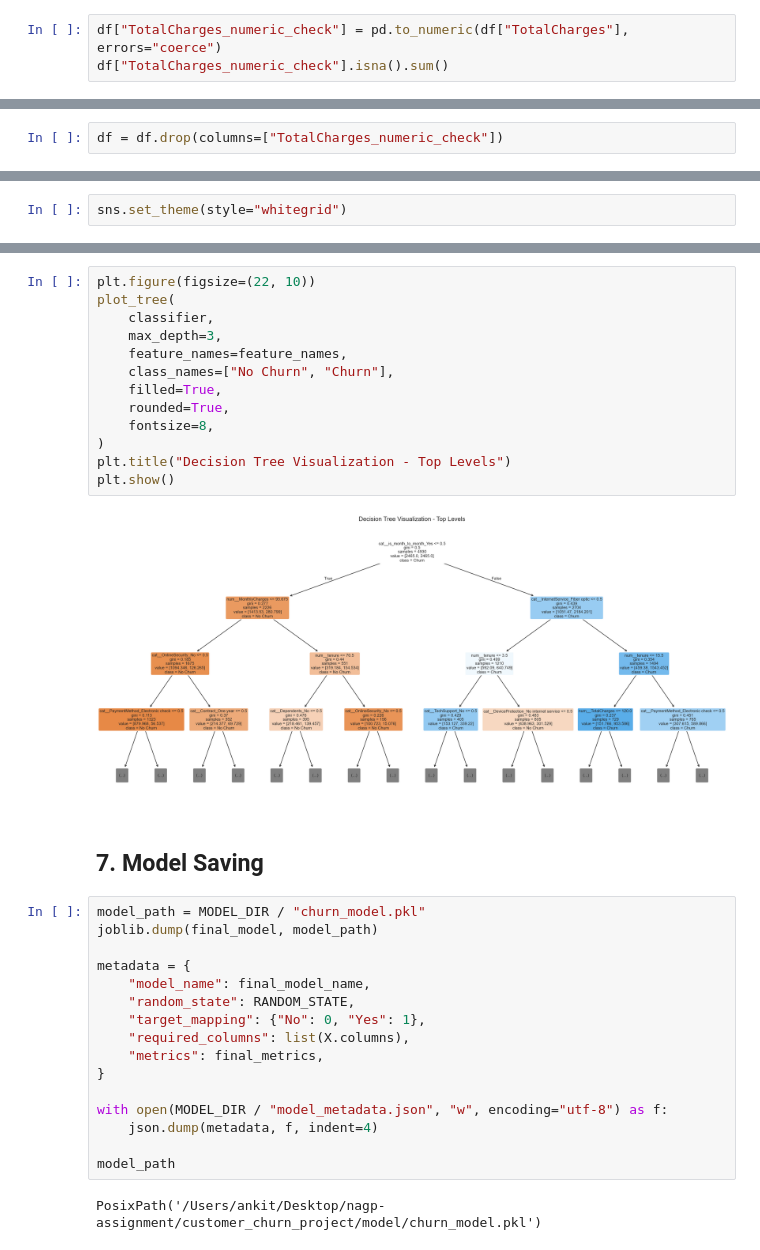
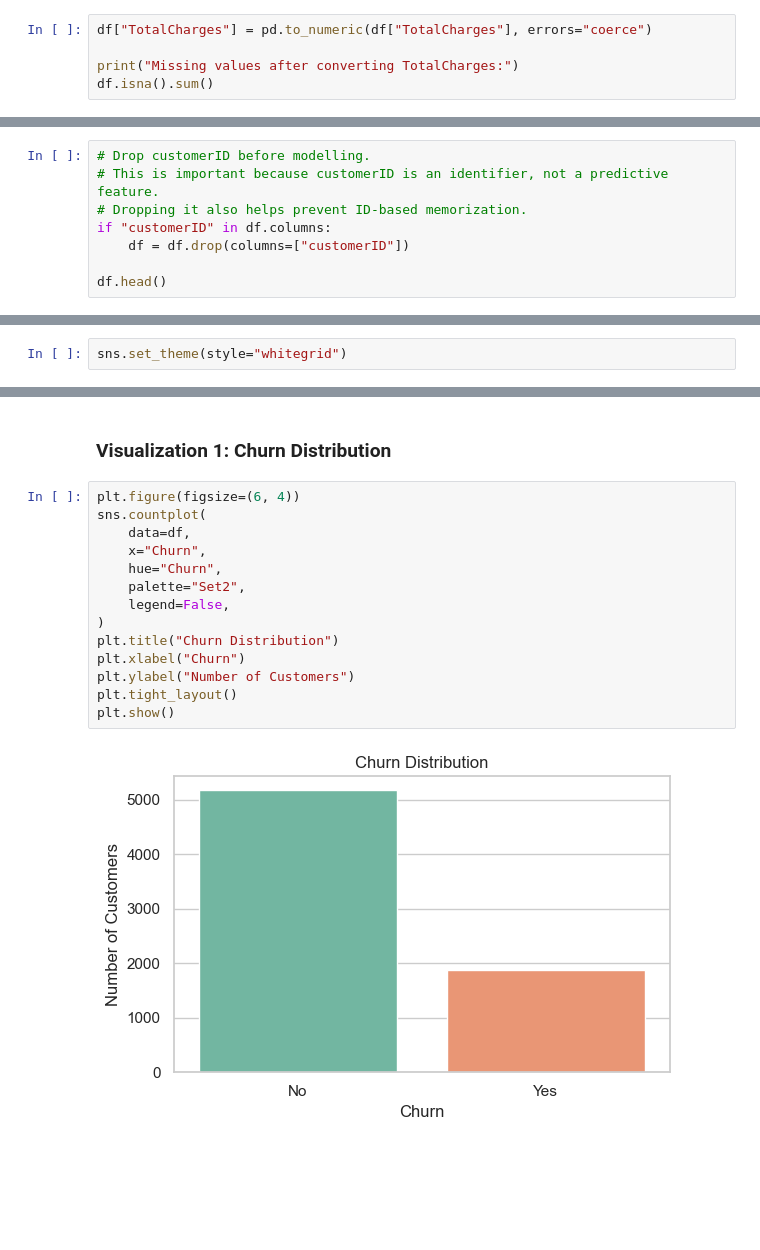
Before and after one commit to ankit-sf/nagp-telco-churn, a Jupyter notebook: notebook/churn_analysis.ipynb, the cells around one changed output, grey strips where cells are left out. Saved outputs shown, nothing was run; the diff lists cells and outputs as text; blank space fills up the shorter version.

```diff
--- a/notebook/churn_analysis.ipynb
+++ b/notebook/churn_analysis.ipynb
@@ -114,4 +195,6 @@ Series([], dtype: int64)
 # %%
-df["TotalCharges_numeric_check"] = pd.to_numeric(df["TotalCharges"], errors="coerce")
-df["TotalCharges_numeric_check"].isna().sum()
+df["TotalCharges"] = pd.to_numeric(df["TotalCharges"], errors="coerce")
+
+print("Missing values after converting TotalCharges:")
+df.isna().sum()
 # %% [output]
@@ -119,2 +218,0 @@ df["TotalCharges_numeric_check"].isna().sum()
-# %%
-df = df.drop(columns=["TotalCharges_numeric_check"])
@@ -177,0 +219,8 @@ Because the business wants to find customers who may leave, recall will be very
+# %%
+# Drop customerID before modelling.
+# This is important because customerID is an identifier, not a predictive feature.
+# Dropping it also helps prevent ID-based memorization.
+if "customerID" in df.columns:
+    df = df.drop(columns=["customerID"])
+
+df.head()
@@ -504,35 +241,18 @@ commitment, satisfaction, and price sensitivity.
-# %%
-plt.figure(figsize=(22, 10))
-plot_tree(
-    classifier,
-    max_depth=3,
-    feature_names=feature_names,
-    class_names=["No Churn", "Churn"],
-    filled=True,
-    rounded=True,
-    fontsize=8,
-)
-plt.title("Decision Tree Visualization - Top Levels")
-plt.show()
-# %% [output]
-[figure, removed]
-# %% [markdown]
-## 7. Model Saving
-# %%
-model_path = MODEL_DIR / "churn_model.pkl"
-joblib.dump(final_model, model_path)
-
-metadata = {
-    "model_name": final_model_name,
-    "random_state": RANDOM_STATE,
-    "target_mapping": {"No": 0, "Yes": 1},
-    "required_columns": list(X.columns),
-    "metrics": final_metrics,
-}
-
-with open(MODEL_DIR / "model_metadata.json", "w", encoding="utf-8") as f:
-    json.dump(metadata, f, indent=4)
-
-model_path
-# %% [output]
-PosixPath('/Users/ankit/Desktop/nagp-assignment/customer_churn_project/model/churn_model.pkl')
+# %% [markdown]
+### Visualization 1: Churn Distribution
+# %%
+plt.figure(figsize=(6, 4))
+sns.countplot(
+    data=df,
+    x="Churn",
+    hue="Churn",
+    palette="Set2",
+    legend=False,
+)
+plt.title("Churn Distribution")
+plt.xlabel("Churn")
+plt.ylabel("Number of Customers")
+plt.tight_layout()
+plt.show()
+# %% [output]
+[figure, added]
```
Also changed, not shown: parts of 109 cells of this notebook, 4 other files.
